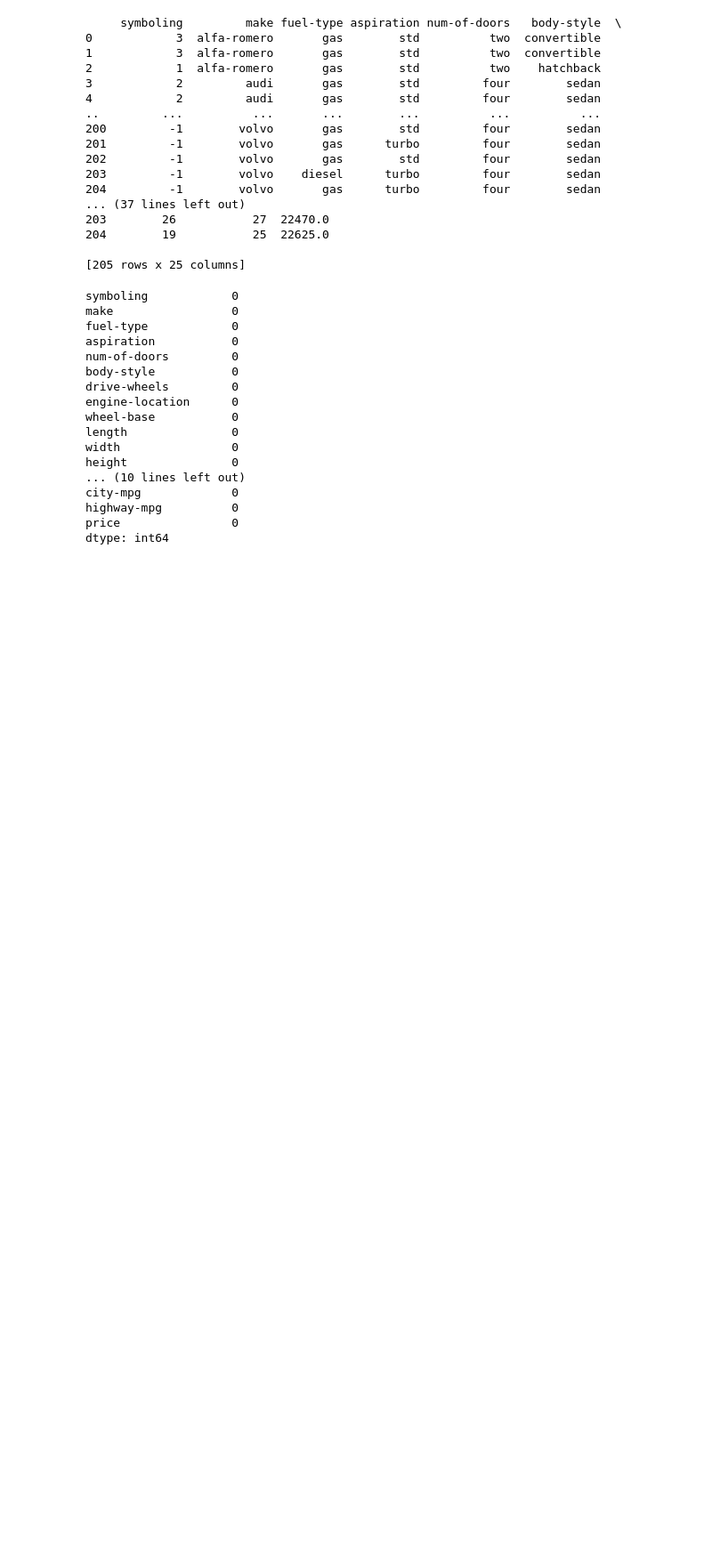
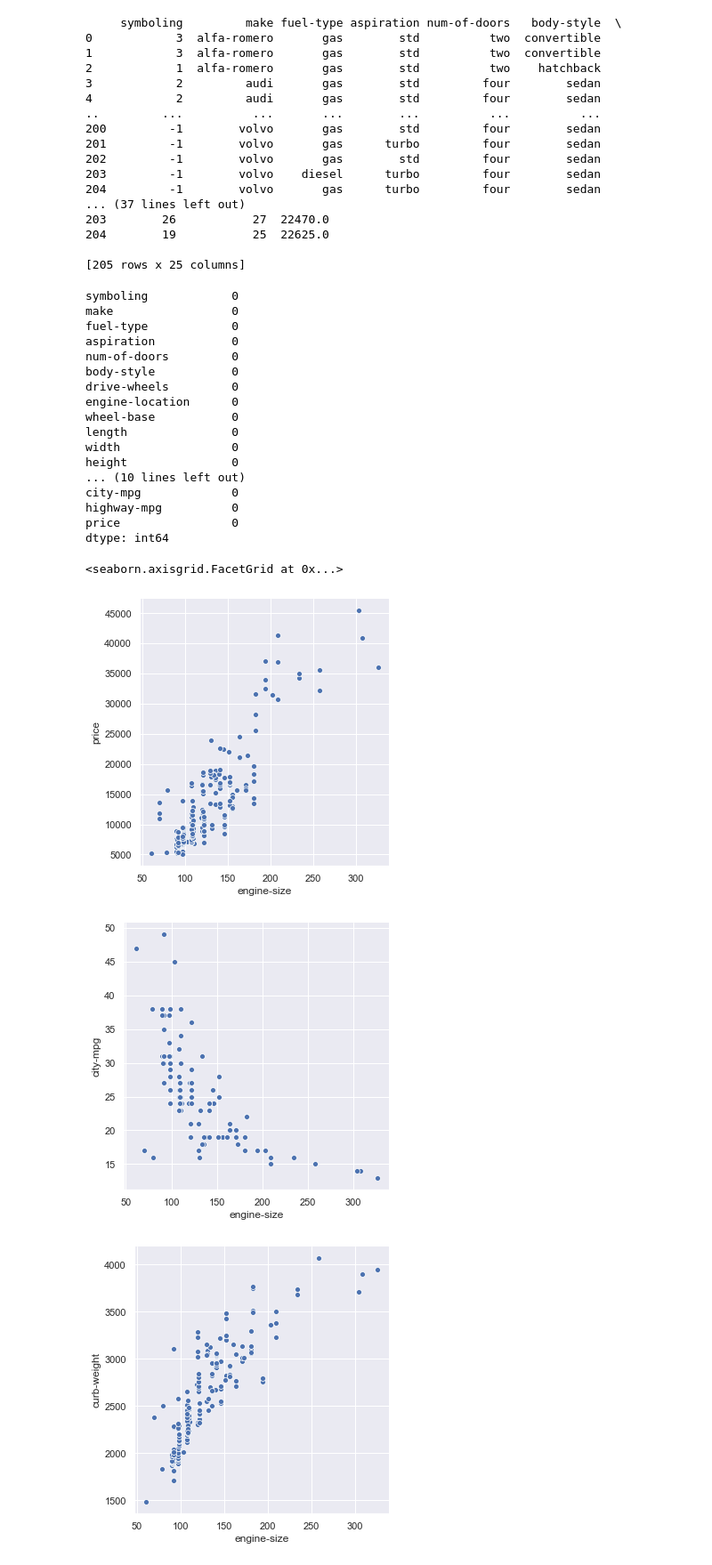
Before and after one commit to sateesh12/bin_utils, a Jupyter notebook: Automobile_EDA.ipynb, the cells around one changed output. Shown at 89% size. Drawn from its saved outputs; the diff is of its cells as text; code cells hidden in the pictures; blank space fills up the shorter version.

Commit message:
Added code for three hypothesis.

```diff
--- a/Automobile_EDA.ipynb
+++ b/Automobile_EDA.ipynb
@@ -415,0 +418,17 @@ dtype: int64
+# %%
+#Hypothesis 1 "As engine-size increase price also increase"
+import seaborn as sns
+import os
+sns.set(style='darkgrid')
+engine_size_vs_price = sns.load_dataset("Automotive_Cleaned_Dataset",data_home=os.path.dirname(os.path.abspath("Automotive_Cleaned_Dataset")))
+sns.relplot(x='engine-size', y='price', data = engine_size_vs_price)
+#Hypothesis 2: As engine increases mileage per gallon decreases.
+sns.relplot(x='engine-size', y='city-mpg',data = engine_size_vs_price)
+
+#Hypothesis 3: Bigger the engine more is the weight of the car
+sns.relplot(x='engine-size', y='curb-weight',data = engine_size_vs_price)
+# %% [output]
+<seaborn.axisgrid.FacetGrid at 0x...>
+[figure, added]
+[figure, added]
+[figure, added]
```
Also changed, not shown: parts of 1 cell of this notebook.
